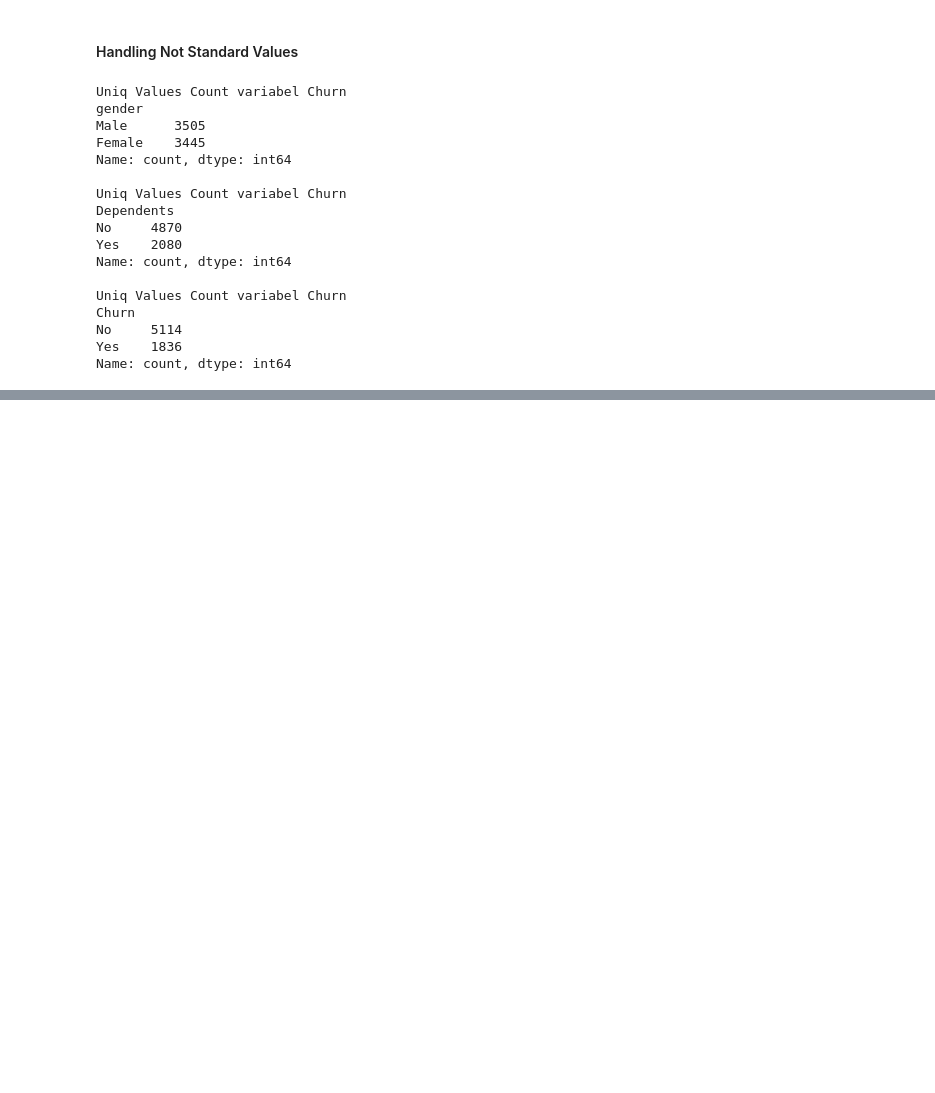
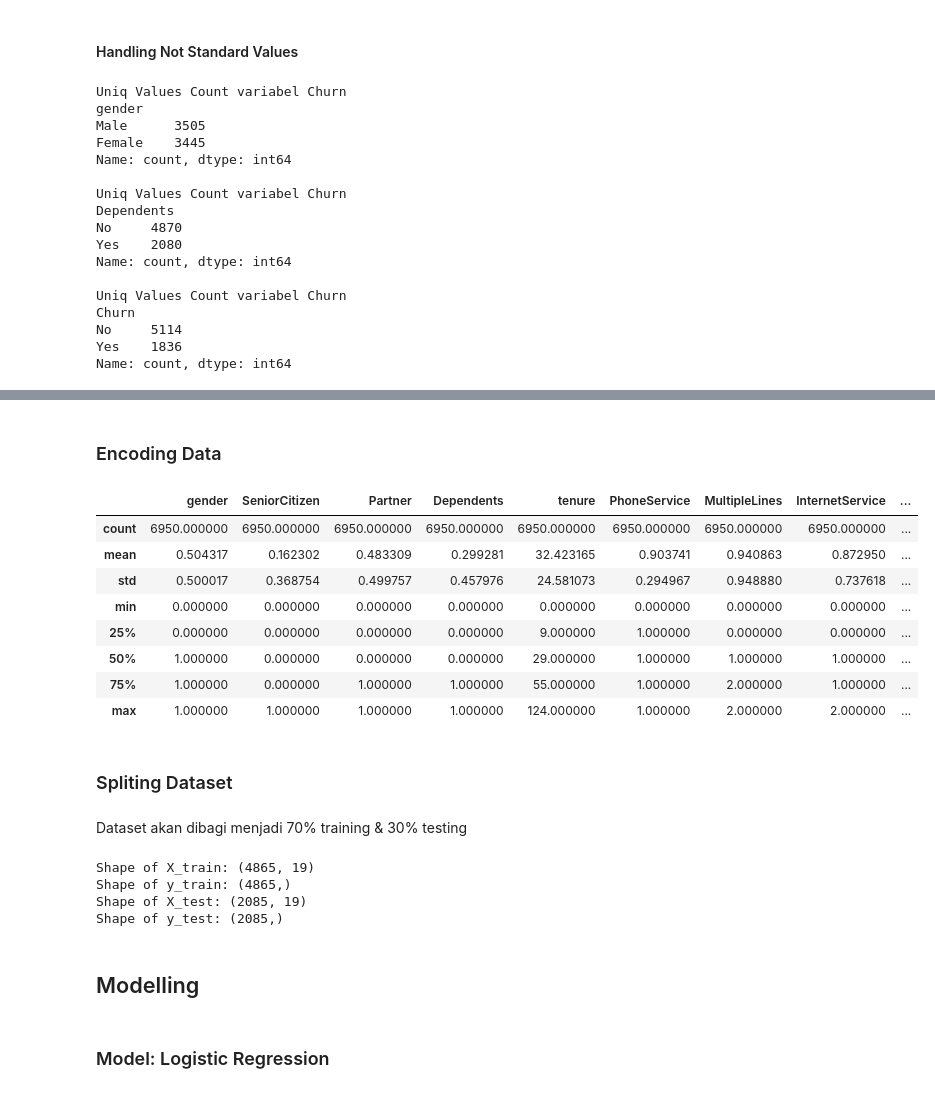
Before and after one commit to rahmi-ind/customer_churn_prediction, a Jupyter notebook: notebook.ipynb, the cells around one changed output, grey strips where cells are left out. Drawn from its saved outputs; the diff is of its cells as text; code cells hidden in the pictures; blank space fills up the shorter version.

```diff
--- a/notebook.ipynb
+++ b/notebook.ipynb
@@ -257,0 +322,3 @@ Name: count, dtype: int64
+# %%
+cleaned_df = df_load.drop(['customerID', 'UpdatedAt'], axis=1)
+cleaned_df.head()
@@ -257,0 +332,45 @@ Name: count, dtype: int64
+# %% [markdown]
+### Encoding Data
+# %%
+LE = LabelEncoder()
+
+for column in cleaned_df.columns:
+    if cleaned_df[column].dtype == np.number:
+        continue
+    else:
+        cleaned_df[column] = LE.fit_transform(cleaned_df[column])
+
+cleaned_df.describe()
+# %% [output]
+|  | gender | SeniorCitizen | Partner | Dependents | tenure | PhoneService | MultipleLines | InternetService | ... |
+| count | 6950.000000 | 6950.000000 | 6950.000000 | 6950.000000 | 6950.000000 | 6950.000000 | 6950.000000 | 6950.000000 | ... |
+| mean | 0.504317 | 0.162302 | 0.483309 | 0.299281 | 32.423165 | 0.903741 | 0.940863 | 0.872950 | ... |
+| std | 0.500017 | 0.368754 | 0.499757 | 0.457976 | 24.581073 | 0.294967 | 0.948880 | 0.737618 | ... |
+| min | 0.000000 | 0.000000 | 0.000000 | 0.000000 | 0.000000 | 0.000000 | 0.000000 | 0.000000 | ... |
+| 25% | 0.000000 | 0.000000 | 0.000000 | 0.000000 | 9.000000 | 1.000000 | 0.000000 | 0.000000 | ... |
+| 50% | 1.000000 | 0.000000 | 0.000000 | 0.000000 | 29.000000 | 1.000000 | 1.000000 | 1.000000 | ... |
+| 75% | 1.000000 | 0.000000 | 1.000000 | 1.000000 | 55.000000 | 1.000000 | 2.000000 | 1.000000 | ... |
+| max | 1.000000 | 1.000000 | 1.000000 | 1.000000 | 124.000000 | 1.000000 | 2.000000 | 2.000000 | ... |
+# %% [markdown]
+### Spliting Dataset
+# %% [markdown]
+Dataset akan dibagi menjadi 70% training & 30% testing
+# %%
+X = cleaned_df.drop('Churn', axis=1)
+y = cleaned_df['Churn']
+
+X_train, X_test, y_train, y_test = train_test_split(X, y, test_size=0.3, random_state=42)
+
+print("Shape of X_train:", X_train.shape)
+print("Shape of y_train:", y_train.shape)
+print("Shape of X_test:", X_test.shape)
+print("Shape of y_test:", y_test.shape)
+# %% [output]
+Shape of X_train: (4865, 19)
+Shape of y_train: (4865,)
+Shape of X_test: (2085, 19)
+Shape of y_test: (2085,)
+# %% [markdown]
+## Modelling
+# %% [markdown]
+### Model: Logistic Regression
```
Also changed, not shown: parts of 16 cells of this notebook.
